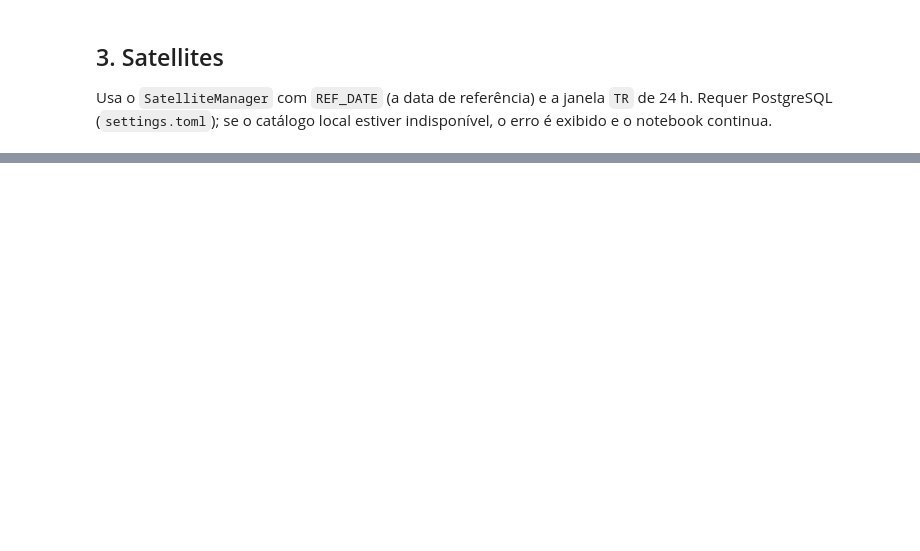
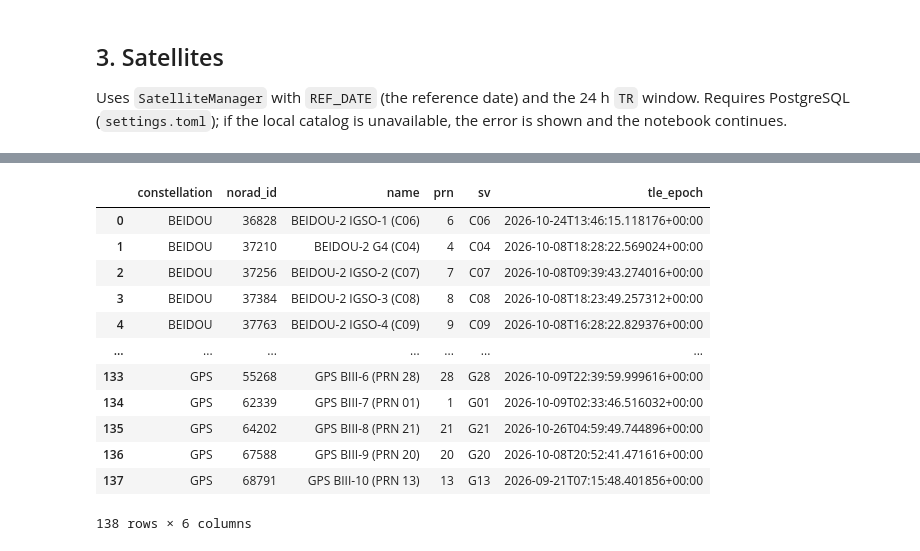
Before and after one commit to barosil/RadioSkySimSuite, a Jupyter notebook: notebooks/00_examples.ipynb, the cells around one changed output, grey strips where cells are left out. Saved outputs shown, nothing was run; the diff lists cells and outputs as text; code cells hidden in the pictures; blank space fills up the shorter version.

```diff
--- a/notebooks/00_examples.ipynb
+++ b/notebooks/00_examples.ipynb
@@ -173,22 +194,47 @@ Wall time: 521 ms
 # %% [markdown]
 ## 3. Satellites
 
-Usa o `SatelliteManager` com `REF_DATE` (a data de referência) e a janela
-`TR` de 24 h. Requer PostgreSQL (`settings.toml`); se o catálogo local
-estiver indisponível, o erro é exibido e o notebook continua.
+Uses `SatelliteManager` with `REF_DATE` (the reference date) and the 24 h
+`TR` window. Requires PostgreSQL (`settings.toml`); if the local catalog is
+unavailable, the error is shown and the notebook continues.
 # %%
 %%time
-# Satélites via SatelliteOrchestrator (fachada) — TLE na data de referência
+# Satellites via SatelliteOrchestrator (facade) — TLE at the reference date
+import pandas as pd
+
 from radioskysims_sources import SatelliteOrchestrator
+
+CONSTELLATIONS = ["GPS", "GALILEO", "BEIDOU", "GLONASS"]
 
 try:
     sat_orch = SatelliteOrchestrator.create_from_constellation(
-        ["GPS", "GALILEO"],
+        CONSTELLATIONS,
         epoch=REF_DATE,
     )
     sats = sat_orch.satellites
-    print(f"{len(sats)} satélites (deduplicados por NORAD ID) em {REF_DATE:%Y-%m-%d}")
-    sat_orch.get_tle()[0]
+    tles = sat_orch.get_tle()
+    print(f"{len(sats)} satellites found in the catalog (deduplicated by NORAD ID).")
+    print(f"{len(tles)} TLEs selected — one per satellite, closest to {REF_DATE:%Y-%m-%d}.")
+
+    # Table ordered by constellation and NORAD ID.
+    table = (
+        pd.DataFrame(
+            [
+                {
+                    "constellation": s.constellation,
+                    "norad_id": s.norad_id,
+                    "name": s.name,
+                    "prn": s.prn,
+                    "sv": s.sv,
+                    "tle_epoch": s.epoch.isoformat(),
+                }
+                for s in sats
+            ]
+        )
+        .sort_values(["constellation", "norad_id"])
+        .reset_index(drop=True)
+    )
+    display(table)
 except Exception as exc:
-    print("[aviso] catálogo de satélites indisponível —", type(exc).__name__, str(exc)[:200])
+    print("[warning] satellite catalog unavailable —", type(exc).__name__, str(exc)[:200])
 # %% [output]
@@ -197,0 +243,13 @@ Wall time: 1.32 s
+|  | constellation | norad_id | name | prn | sv | tle_epoch |
+| 0 | BEIDOU | 36828 | BEIDOU-2 IGSO-1 (C06) | 6 | C06 | 2026-10-24T13:46:15.118176+00:00 |
+| 1 | BEIDOU | 37210 | BEIDOU-2 G4 (C04) | 4 | C04 | 2026-10-08T18:28:22.569024+00:00 |
+| 2 | BEIDOU | 37256 | BEIDOU-2 IGSO-2 (C07) | 7 | C07 | 2026-10-08T09:39:43.274016+00:00 |
+| 3 | BEIDOU | 37384 | BEIDOU-2 IGSO-3 (C08) | 8 | C08 | 2026-10-08T18:23:49.257312+00:00 |
+| 4 | BEIDOU | 37763 | BEIDOU-2 IGSO-4 (C09) | 9 | C09 | 2026-10-08T16:28:22.829376+00:00 |
+| ... | ... | ... | ... | ... | ... | ... |
+| 133 | GPS | 55268 | GPS BIII-6 (PRN 28) | 28 | G28 | 2026-10-09T22:39:59.999616+00:00 |
+| 134 | GPS | 62339 | GPS BIII-7 (PRN 01) | 1 | G01 | 2026-10-09T02:33:46.516032+00:00 |
+| 135 | GPS | 64202 | GPS BIII-8 (PRN 21) | 21 | G21 | 2026-10-26T04:59:49.744896+00:00 |
+| 136 | GPS | 67588 | GPS BIII-9 (PRN 20) | 20 | G20 | 2026-10-08T20:52:41.471616+00:00 |
+| 137 | GPS | 68791 | GPS BIII-10 (PRN 13) | 13 | G13 | 2026-09-21T07:15:48.401856+00:00 |
+138 rows × 6 columns
```
Also changed, not shown: parts of 21 cells of this notebook, 20 other files.
